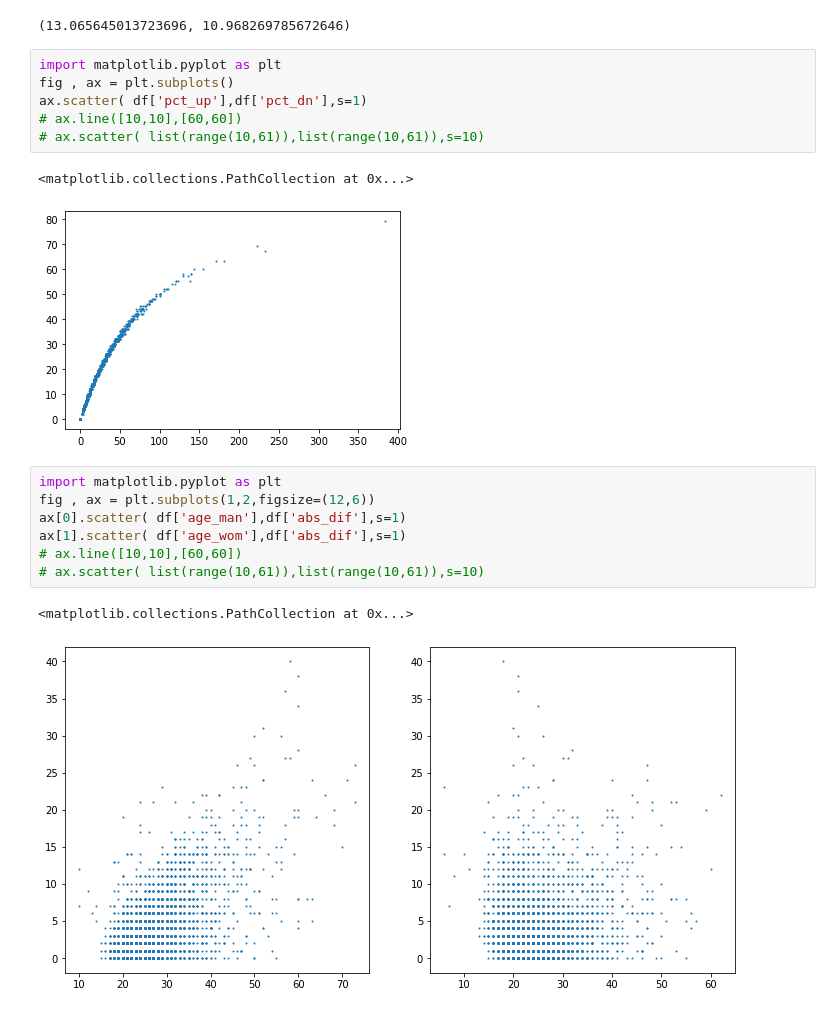
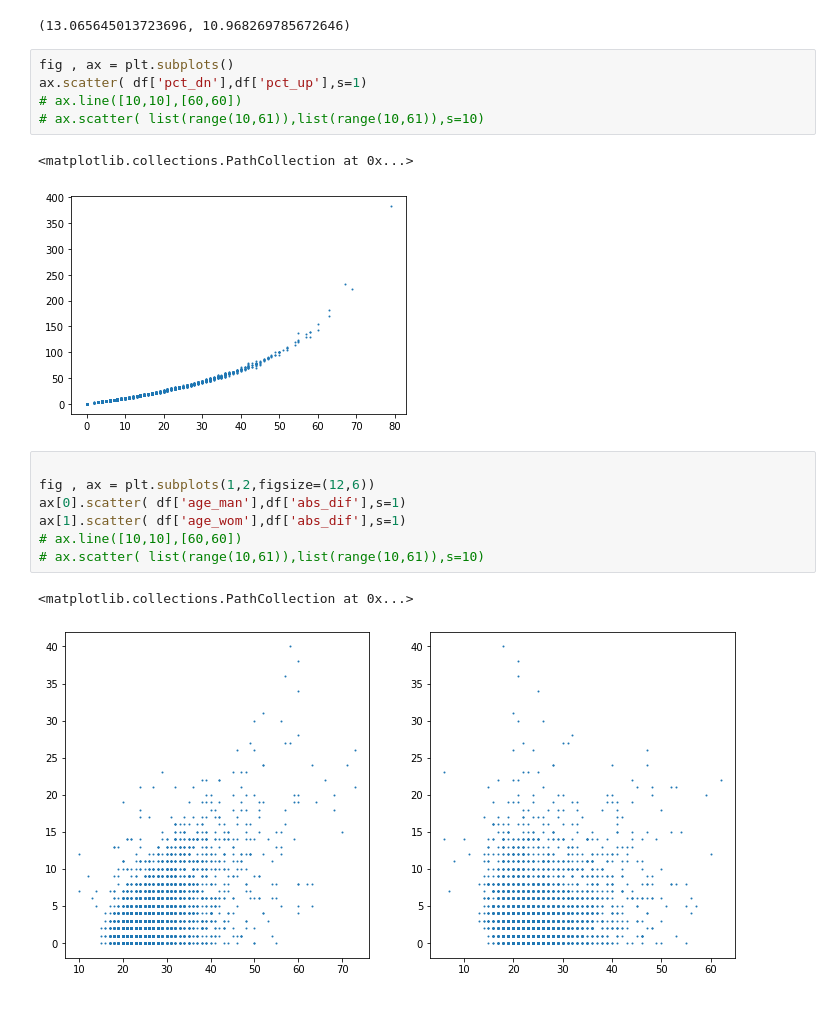
Before and after one commit to KevinRuggles/Marriage_Len_v_agedelta, a Jupyter notebook: eda.ipynb, the cells around one changed output. Drawn from its saved outputs; the diff is of its cells as text.

```diff
--- a/eda.ipynb
+++ b/eda.ipynb
@@ -292,16 +360,15 @@ df['pct_dn'].mean(),df['pct_dn'].std()
 # %% [output]
 (13.065645013723696, 10.968269785672646)
 # %%
-import matplotlib.pyplot as plt
 fig , ax = plt.subplots()
-ax.scatter( df['pct_up'],df['pct_dn'],s=1)
+ax.scatter( df['pct_dn'],df['pct_up'],s=1)
 # ax.line([10,10],[60,60])
 # ax.scatter( list(range(10,61)),list(range(10,61)),s=10)
 # %% [output]
 <matplotlib.collections.PathCollection at 0x...>
-[figure, old version]
+[figure, new version]
 # %%
-import matplotlib.pyplot as plt
+
 fig , ax = plt.subplots(1,2,figsize=(12,6))
 ax[0].scatter( df['age_man'],df['abs_dif'],s=1)
 ax[1].scatter( df['age_wom'],df['abs_dif'],s=1)
```
Also changed, not shown: parts of 28 cells of this notebook, 16 other files.
